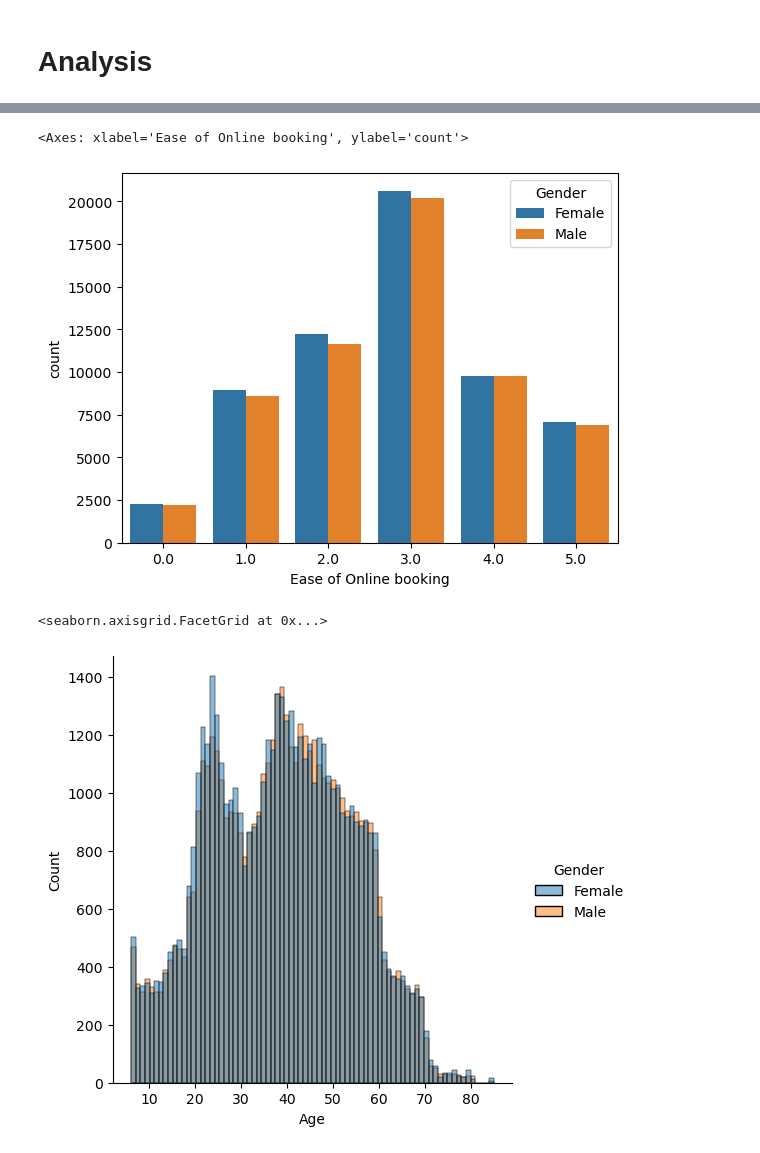
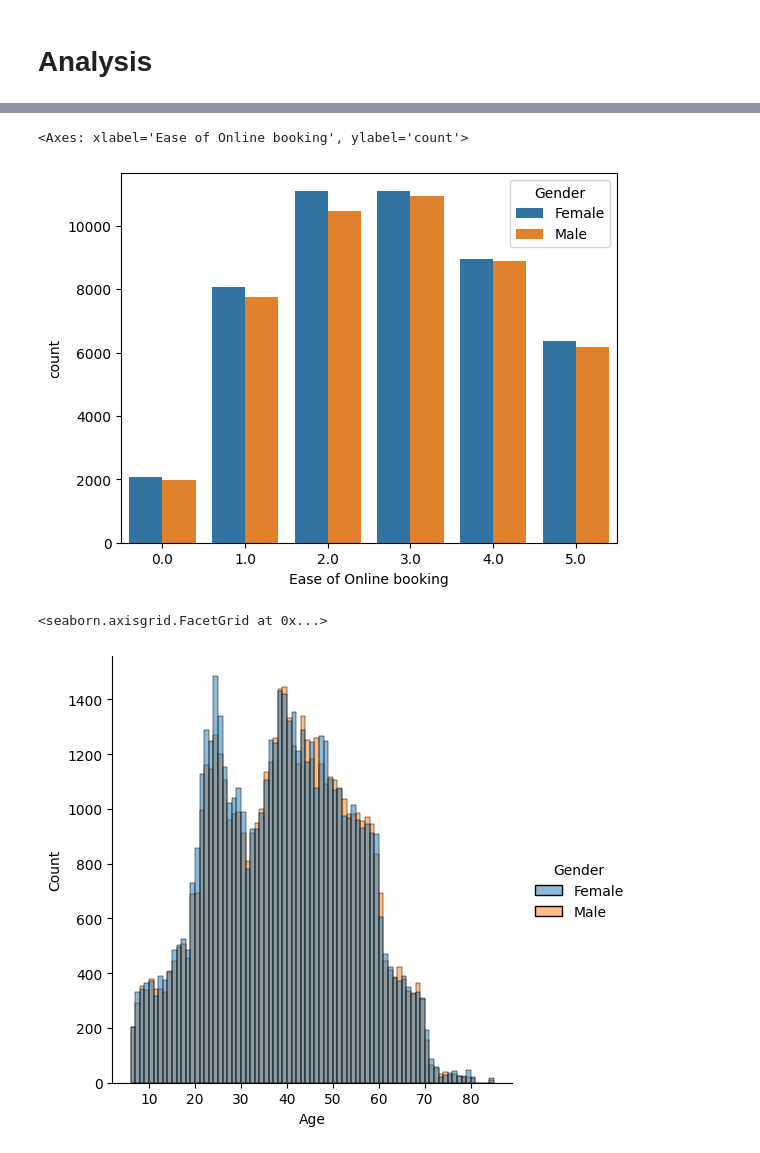
Before and after one commit to jaspereap/machine-learning-pipeline, a Jupyter notebook: eda.ipynb, the cells around one changed output, grey strips where cells are left out. Saved outputs shown, nothing was run; the diff lists cells and outputs as text; code cells hidden in the pictures.

```diff
--- a/eda.ipynb
+++ b/eda.ipynb
@@ -371,0 +378,29 @@ merged_data['Cruise Name'] = merged_data['Cruise Name'].apply(correct_spelling)
+# %%
+def convert_to_dmy(date_of_birth):
+    if date_of_birth is not None:
+        try:
+            # Try to parse the date assuming %d/%m/%Y format
+            date_obj = pd.to_datetime(date_of_birth, format='%d/%m/%Y')
+            return date_obj.strftime('%d/%m/%Y')
+        except ValueError:
+            try:
+                # If parsing fails, try parsing with %Y/%d/%m format
+                date_obj = pd.to_datetime(date_of_birth, format='%Y/%d/%m')
+                return date_obj.strftime('%d/%m/%Y')
+            except ValueError:
+                try:
+                    # If parsing fails, try parsing with %Y/%m/%d format
+                    date_obj = pd.to_datetime(date_of_birth, format='%Y/%m/%d')
+                    return date_obj.strftime('%d/%m/%Y')
+                except ValueError:
+                    # If all formats fail, return the original value
+                    return date_of_birth
+    else:
+        return date_of_birth
+
+
+# Apply function to every row in cruise_pre_df
+merged_data['Date of Birth'] = merged_data['Date of Birth'].apply(convert_to_dmy)
+
+# Add a new column 'Age', compute age by subtracting logging date by their date of birth, getting the quotient after dividing by 365
+merged_data['Age'] = (pd.to_datetime(merged_data['Logging'], format='%d/%m/%Y %H:%M') - pd.to_datetime(merged_data['Date of Birth'], format='%d/%m/%Y')).dt.days // 365
@@ -372,3 +429,6 @@ merged_data['Cruise Name'] = merged_data['Cruise Name'].apply(correct_spelling)
+# %%
+
+merged_data = merged_data[merged_data['Age'] <= 120]
 # %% [markdown]
 ## Handling Missing Values
 # %% [markdown]
@@ -545,13 +551,13 @@ cruise_pre_df['Ease of Online booking'].fillna(cruise_pre_df['Ease of Online boo
 # %%
-sns.countplot(data=cruise_pre_df, x = 'Ease of Online booking', hue='Gender')
+sns.countplot(data=merged_data, x = 'Ease of Online booking', hue='Gender')
 # %% [output]
 <Axes: xlabel='Ease of Online booking', ylabel='count'>
-[figure, old version]
+[figure, new version]
 # %%
-sns.displot(data=cruise_pre_df, kind='hist', x = 'Age', hue='Gender')
+sns.displot(data=merged_data, kind='hist', x = 'Age', hue='Gender')
 # %% [output]
 <seaborn.axisgrid.FacetGrid at 0x...>
-[figure, old version]
+[figure, new version]
 # %%
 penguins = sns.load_dataset('penguins')
 sns.displot(data=penguins, x='flipper_length_mm')
```
Also changed, not shown: parts of 16 cells of this notebook.
